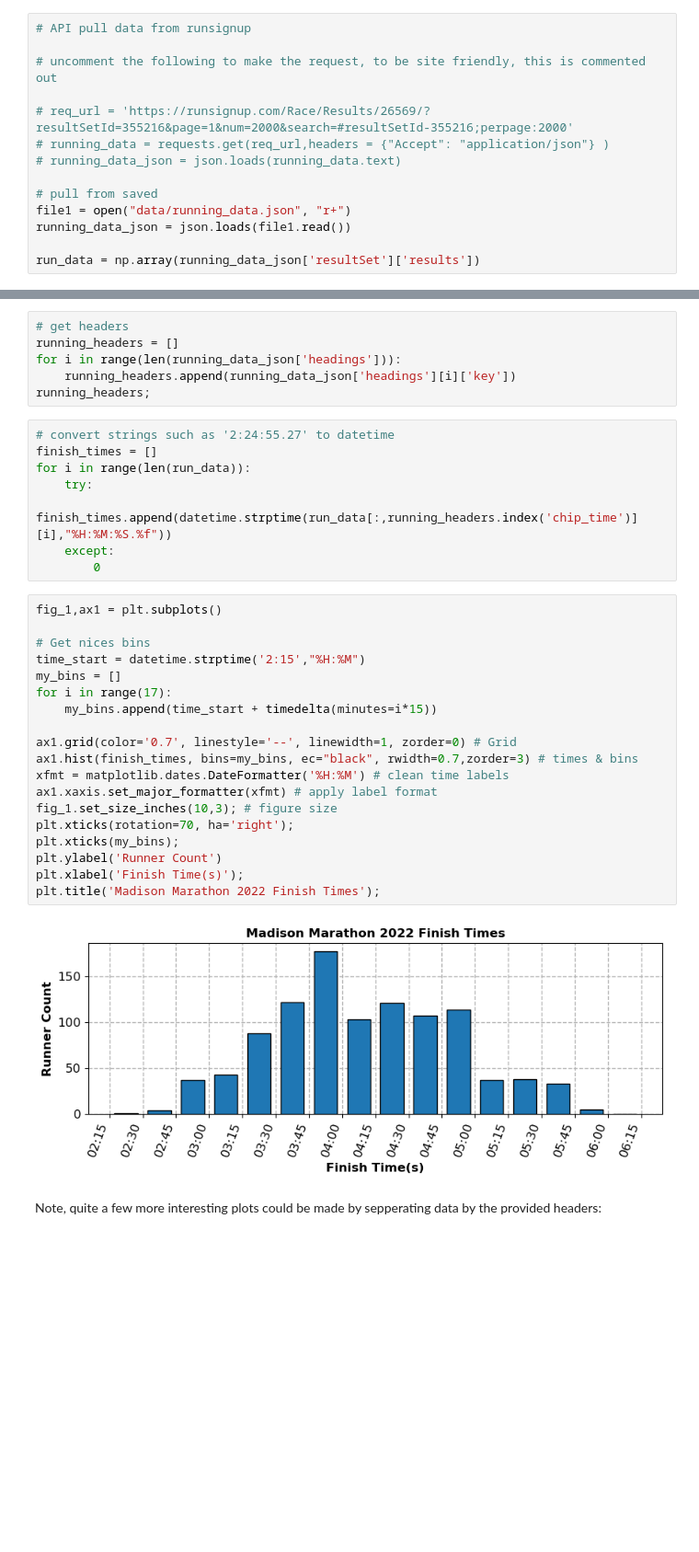
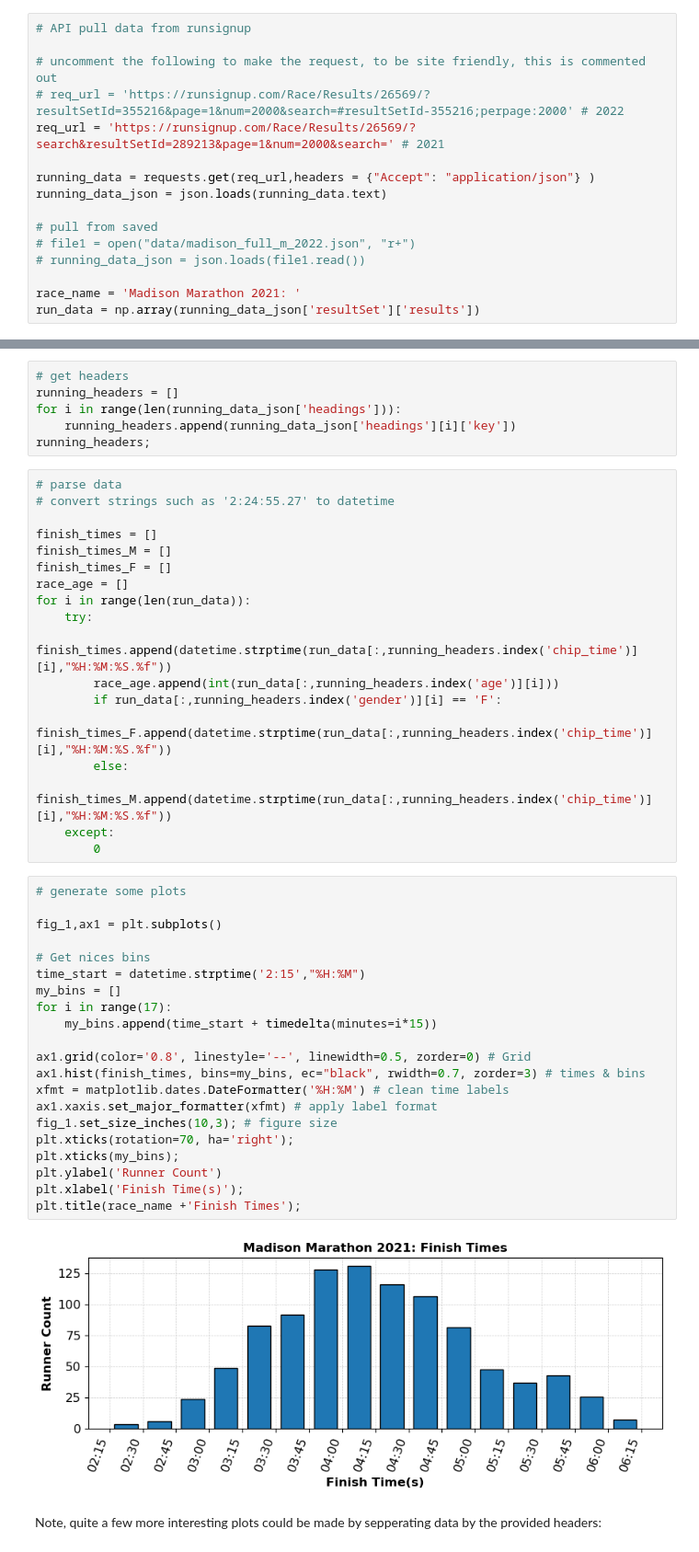
Before and after one commit to NateZimmer/run_data, a Jupyter notebook: race_stats.ipynb, the cells around one changed output, grey strips where cells are left out. Shown at 92% size. Cells and saved outputs as stored; diff of their text form; blank space fills up the shorter version.

```diff
--- a/race_stats.ipynb
+++ b/race_stats.ipynb
@@ -42,15 +66,17 @@ plt.rcParams["axes.prop_cycle"] = plt.cycler("color", plt.cm.tab10.colors)
 # API pull data from runsignup
 
 # uncomment the following to make the request, to be site friendly, this is commented out
+# req_url = 'https://runsignup.com/Race/Results/26569/?resultSetId=355216&page=1&num=2000&search=#resultSetId-355216;perpage:2000' # 2022
+req_url = 'https://runsignup.com/Race/Results/26569/?search&resultSetId=289213&page=1&num=2000&search=' # 2021
 
-# req_url = 'https://runsignup.com/Race/Results/26569/?resultSetId=355216&page=1&num=2000&search=#resultSetId-355216;perpage:2000'
-# running_data = requests.get(req_url,headers = {"Accept": "application/json"} )
-# running_data_json = json.loads(running_data.text)
+running_data = requests.get(req_url,headers = {"Accept": "application/json"} )
+running_data_json = json.loads(running_data.text)
 
 # pull from saved
-file1 = open("data/running_data.json", "r+")
-running_data_json = json.loads(file1.read())
+# file1 = open("data/madison_full_m_2022.json", "r+")
+# running_data_json = json.loads(file1.read())
 
+race_name = 'Madison Marathon 2021: '
 run_data = np.array(running_data_json['resultSet']['results'])
 # %%
 #create create a backup of the data for no doubt, the API will be broken tomorrow
@@ -68,34 +94,46 @@ for i in range(len(running_data_json['headings'])):
     running_headers.append(running_data_json['headings'][i]['key'])
 running_headers;
 # %%
+# parse data
 # convert strings such as '2:24:55.27' to datetime
+
 finish_times = []
+finish_times_M = []
+finish_times_F = []
+race_age = []
 for i in range(len(run_data)):
     try:
         finish_times.append(datetime.strptime(run_data[:,running_headers.index('chip_time')][i],"%H:%M:%S.%f"))
+        race_age.append(int(run_data[:,running_headers.index('age')][i]))
+        if run_data[:,running_headers.index('gender')][i] == 'F':
+            finish_times_F.append(datetime.strptime(run_data[:,running_headers.index('chip_time')][i],"%H:%M:%S.%f"))
+        else:
+            finish_times_M.append(datetime.strptime(run_data[:,running_headers.index('chip_time')][i],"%H:%M:%S.%f"))
     except:
         0
 # %%
+# generate some plots
+
 fig_1,ax1 = plt.subplots()
 
 # Get nices bins
 time_start = datetime.strptime('2:15',"%H:%M")
 my_bins = []
 for i in range(17):
     my_bins.append(time_start + timedelta(minutes=i*15))
 
-ax1.grid(color='0.7', linestyle='--', linewidth=1, zorder=0) # Grid
-ax1.hist(finish_times, bins=my_bins, ec="black", rwidth=0.7,zorder=3) # times & bins
+ax1.grid(color='0.8', linestyle='--', linewidth=0.5, zorder=0) # Grid
+ax1.hist(finish_times, bins=my_bins, ec="black", rwidth=0.7, zorder=3) # times & bins
 xfmt = matplotlib.dates.DateFormatter('%H:%M') # clean time labels
 ax1.xaxis.set_major_formatter(xfmt) # apply label format
 fig_1.set_size_inches(10,3); # figure size
 plt.xticks(rotation=70, ha='right');
 plt.xticks(my_bins);
 plt.ylabel('Runner Count')
 plt.xlabel('Finish Time(s)');
-plt.title('Madison Marathon 2022 Finish Times');
+plt.title(race_name +'Finish Times');
 # %% [output]
-[figure, old version]
+[figure, new version]
 # %% [markdown]
 Note, quite a few more interesting plots could be made by sepperating data by the provided headers:
 # %%
```
Also changed, not shown: parts of 9 cells of this notebook, 1 other file.
